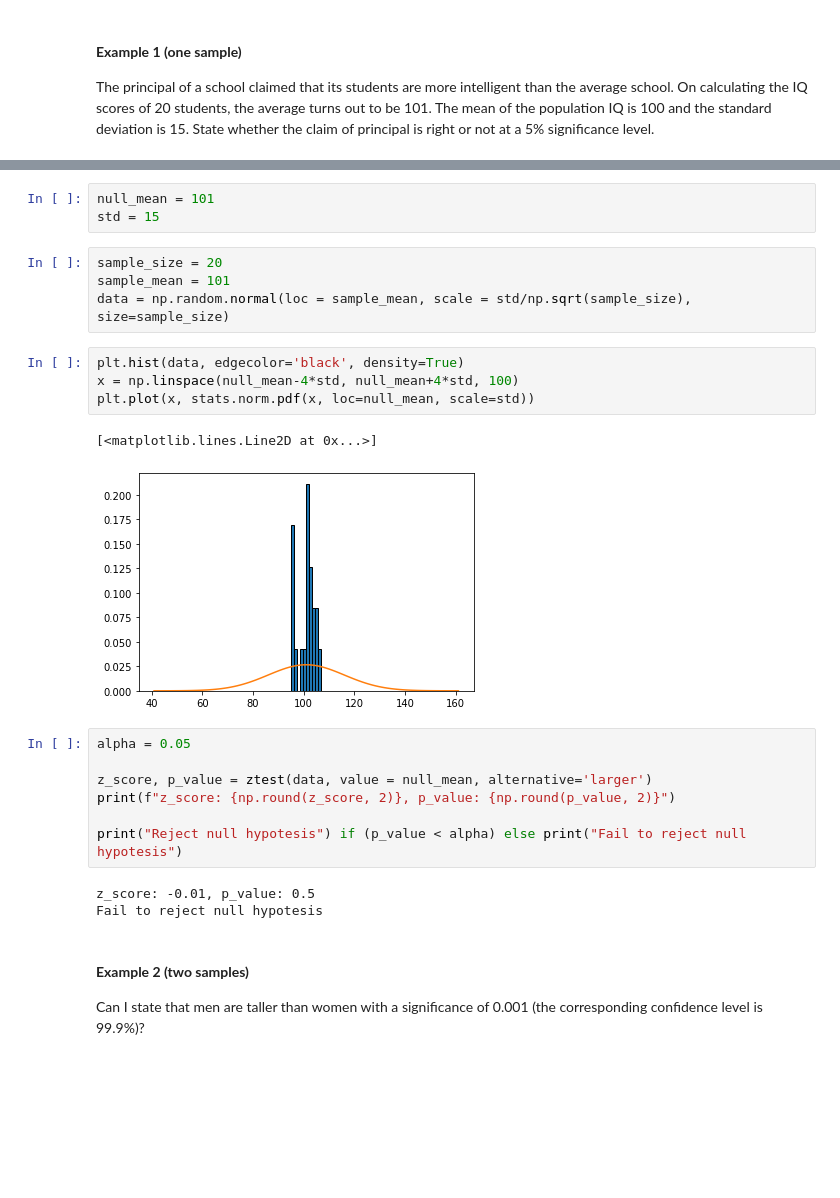
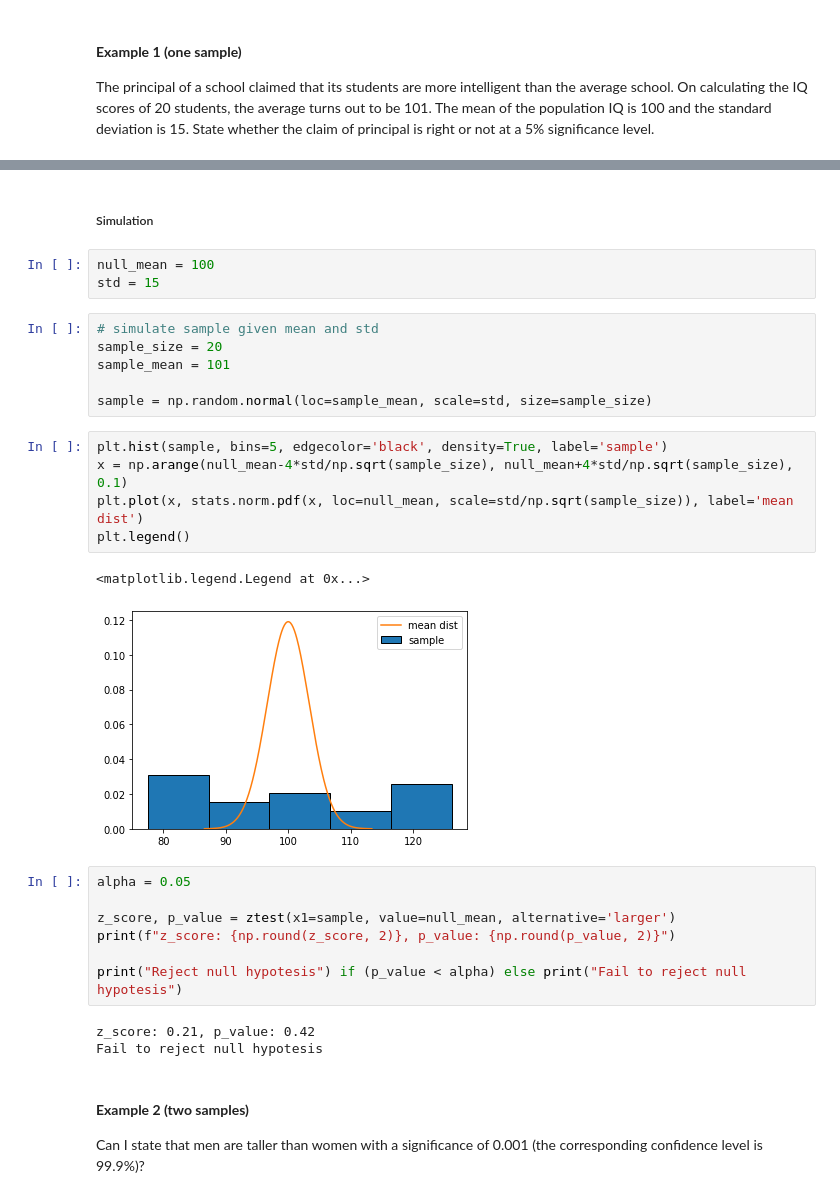
Before and after one commit to MarcoCalbucci/DataAnalytics, a Jupyter notebook: Probability_Statistics/hypotesis_testing.ipynb, the cells around one changed output, grey strips where cells are left out. Cells and saved outputs as stored; diff of their text form; blank space fills up the shorter version.

```diff
--- a/Probability_Statistics/hypotesis_testing.ipynb
+++ b/Probability_Statistics/hypotesis_testing.ipynb
@@ -18,26 +56,31 @@ The principal of a school claimed that its students are more intelligent than th
+# %% [markdown]
+##### Simulation
 # %%
-null_mean = 101
+null_mean = 100
 std = 15
 # %%
+# simulate sample given mean and std
 sample_size = 20
 sample_mean = 101
-data = np.random.normal(loc = sample_mean, scale = std/np.sqrt(sample_size), size=sample_size)
+
+sample = np.random.normal(loc=sample_mean, scale=std, size=sample_size)
 # %%
-plt.hist(data, edgecolor='black', density=True)
-x = np.linspace(null_mean-4*std, null_mean+4*std, 100)
-plt.plot(x, stats.norm.pdf(x, loc=null_mean, scale=std))
+plt.hist(sample, bins=5, edgecolor='black', density=True, label='sample')
+x = np.arange(null_mean-4*std/np.sqrt(sample_size), null_mean+4*std/np.sqrt(sample_size), 0.1)
+plt.plot(x, stats.norm.pdf(x, loc=null_mean, scale=std/np.sqrt(sample_size)), label='mean dist')
+plt.legend()
 # %% [output]
-[<matplotlib.lines.Line2D at 0x...>]
+<matplotlib.legend.Legend at 0x...>
-[figure, old version]
+[figure, new version]
 # %%
 alpha = 0.05
 
-z_score, p_value = ztest(data, value = null_mean, alternative='larger')
+z_score, p_value = ztest(x1=sample, value=null_mean, alternative='larger')
 print(f"z_score: {np.round(z_score, 2)}, p_value: {np.round(p_value, 2)}")
 
 print("Reject null hypotesis") if (p_value < alpha) else print("Fail to reject null hypotesis")
 # %% [output]
-z_score: -0.01, p_value: 0.5
+z_score: 0.21, p_value: 0.42
 Fail to reject null hypotesis
 # %% [markdown]
 #### **Example 2 (two samples)**
```
Also changed, not shown: parts of 7 cells of this notebook, 9 other files.
